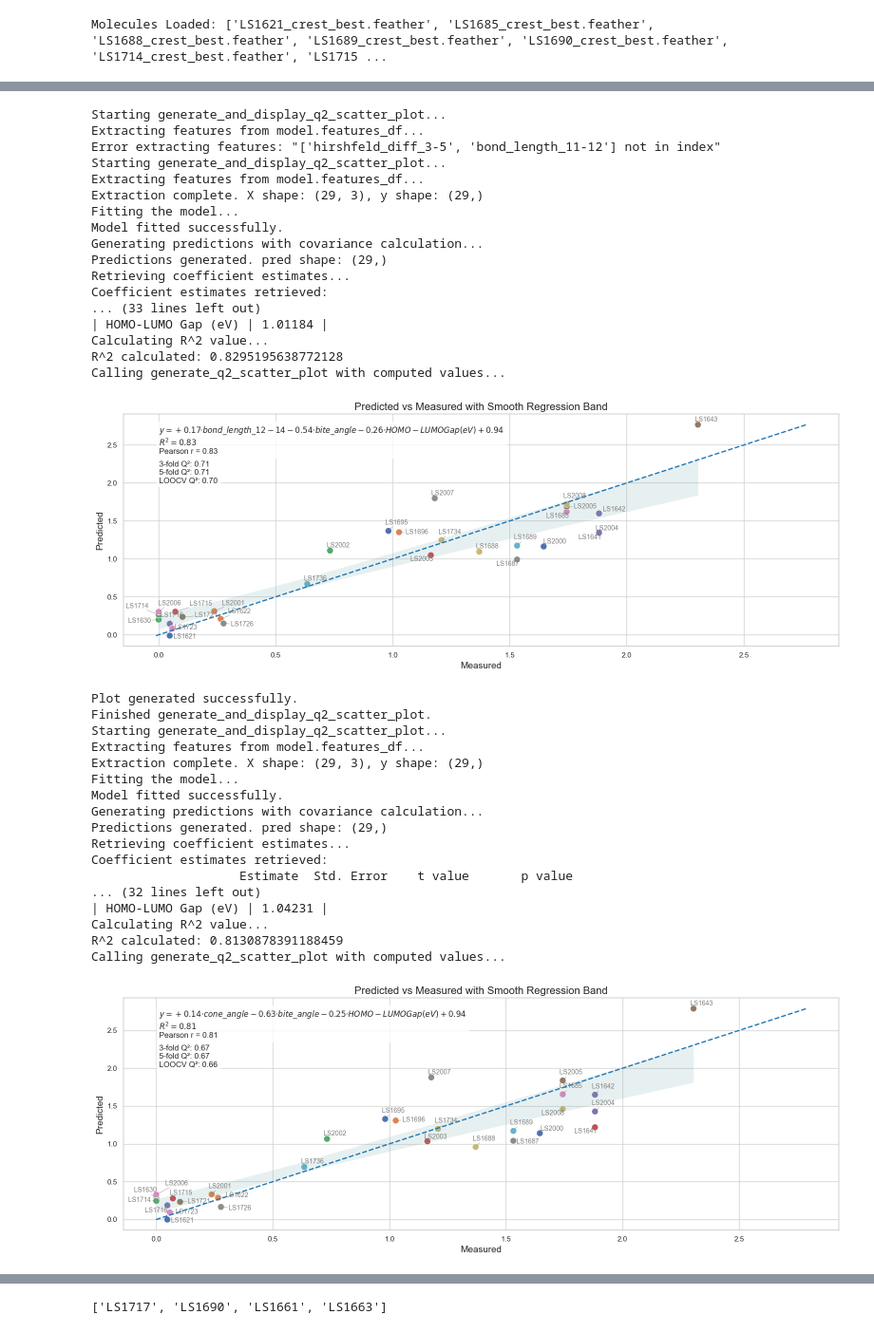
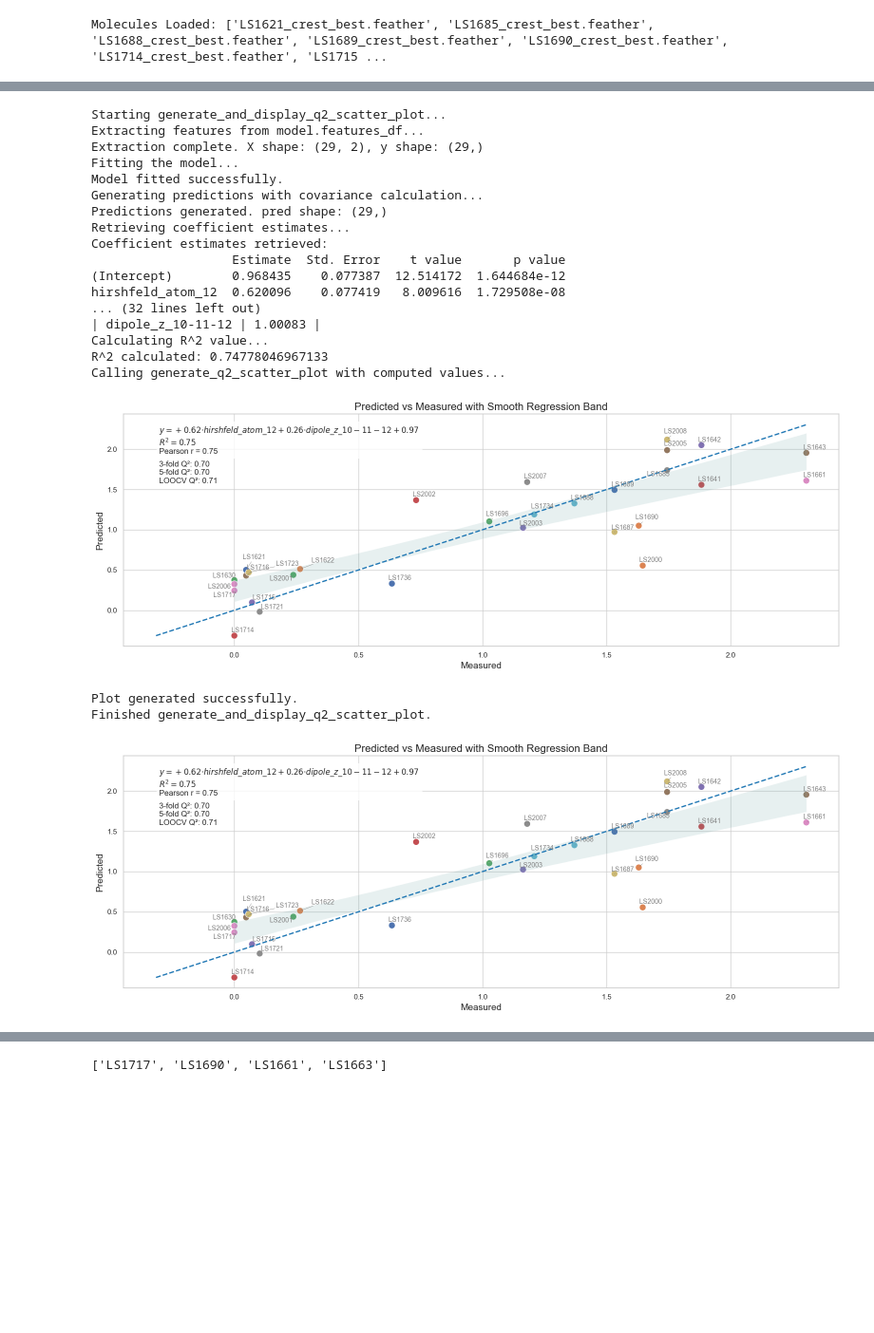
Before and after one commit to edenspec2/labcode_updated, a Jupyter notebook: MolFeatures/practical_use_lucas.ipynb, the cells around one changed output, grey strips where cells are left out. Shown at 95% size. Drawn from its saved outputs; the diff is of its cells as text; code cells hidden in the pictures; blank space fills up the shorter version.

```diff
--- a/MolFeatures/practical_use_lucas.ipynb
+++ b/MolFeatures/practical_use_lucas.ipynb
@@ -253,6 +362,7 @@ NameError: name 'df' is not defined
 # %%
 csv_path=r'C:\Users\edens\Documents\GitHub\Robert\added_features.csv'
 
+# csv_path=r'C:\Users\edens\Documents\GitHub\lucas_project\new_update_logs\added_features_try34.csv'
 
 csv_filepaths = {
 'features_csv_filepath': csv_path,
@@ -271,17 +381,22 @@ leave_out = [
 ]
 
 # pick 4 random samples to leave out
-leave_out = np.random.choice(df.index, size=4, replace=False).tolist()
+leave_out = np.random.choice(df.index, size=2, replace=False).tolist()
+leave_out=['LS1726', 'LS2004', 'LS1695', 'LS1663'] #
+
 Regression_model = LinearRegressionModel(csv_filepaths, process_method='one csv', output_name='output', leave_out=leave_out, min_features_num=2, max_features_num=None, metrics=None, return_coefficients=False)
 # Regression_model.leave_out_samples(leave_out=leave_out, keep_only=True)
 features_combination_1=['L_25-1', 'B5_19-18', 'L_19-18', 'loc_B5_1-5', 'HOMO-LUMO Gap (eV)']
 features_combination_2=[ 'hirshfeld_atom_12','cm5_atom_5', 'bond_length_12-14','HOMO-LUMO Gap (eV)','bite_angle_inverted']
 features_combination_3=[ 'hirshfeld_atom_12','cm5_atom_5', 'L_11-6','HOMO-LUMO Gap (eV)']
 features=['B1_B5_angle_25-1', 'loc_B5_1-5', 'cm5_atom_5', 'bond_length_12-14']
-
+# 0   LS1726  0.277339   0.215294   22.371802
+# 1   LS2004  1.881808   0.715195   61.994283
+# 2   LS1695  0.981880   0.120586   87.718864
+# 3   LS1663  1.743479   0.100025   94.262930
 
 # ('B1_B5_angle_4-3', 'L_11-6', 'bond_length_11-12')
 # x=Regression_model.check_linear_regression_assumptions()
 # Regression_model.fit_and_evaluate_combinations()
-plot.generate_and_display_q2_scatter_plot(Regression_model,features_combination_1)
+# plot.generate_and_display_q2_scatter_plot(Regression_model,['dipole_z_10-11-12', 'hirshfeld_atom_12', 'HOMO-LUMO Gap (eV)'])
 # %% [output]
@@ -350,40 +435,33 @@ Index(['combination', 'r2', 'q2', 'mae', 'rmsd', 'threshold'], dtype='object')
+# %%
+
+x=[]
+y='B5_21-1'
+comb=['hirshfeld_atom_12','dipole_z_10-11-12']
+# for lab in labels:
+#     x.append([lab,'hirshfeld_atom_12','dipole_z_10-11-12'])
 # %%
-for combination in list_of_lists:
-    plot.generate_and_display_q2_scatter_plot(Regression_model,combination)
+
+# for combination in x:
+plot.generate_and_display_q2_scatter_plot(Regression_model,comb)
 # %% [output]
 Starting generate_and_display_q2_scatter_plot...
 Extracting features from model.features_df...
-Error extracting features: "['hirshfeld_diff_3-5', 'bond_length_11-12'] not in index"
-Starting generate_and_display_q2_scatter_plot...
-Extracting features from model.features_df...
-Extraction complete. X shape: (29, 3), y shape: (29,)
+Extraction complete. X shape: (29, 2), y shape: (29,)
 Fitting the model...
 Model fitted successfully.
 Generating predictions with covariance calculation...
 Predictions generated. pred shape: (29,)
 Retrieving coefficient estimates...
 Coefficient estimates retrieved:
-... (33 lines left out)
-| HOMO-LUMO Gap (eV) | 1.01184 |
+                   Estimate  Std. Error    t value       p value
+(Intercept)        0.968435    0.077387  12.514172  1.644684e-12
+hirshfeld_atom_12  0.620096    0.077419   8.009616  1.729508e-08
+... (32 lines left out)
+| dipole_z_10-11-12 | 1.00083 |
 Calculating R^2 value...
-R^2 calculated: 0.8295195638772128
+R^2 calculated: 0.74778046967133
 Calling generate_q2_scatter_plot with computed values...
-[figure, old version]
+[figure, new version]
 Plot generated successfully.
 Finished generate_and_display_q2_scatter_plot.
-Starting generate_and_display_q2_scatter_plot...
-Extracting features from model.features_df...
-Extraction complete. X shape: (29, 3), y shape: (29,)
-Fitting the model...
-Model fitted successfully.
-Generating predictions with covariance calculation...
-Predictions generated. pred shape: (29,)
-Retrieving coefficient estimates...
-Coefficient estimates retrieved:
-                    Estimate  Std. Error    t value       p value
-... (32 lines left out)
-| HOMO-LUMO Gap (eV) | 1.04231 |
-Calculating R^2 value...
-R^2 calculated: 0.8130878391188459
-Calling generate_q2_scatter_plot with computed values...
-[figure, old version]
+[figure, new version]
```
Also changed, not shown: parts of 23 cells of this notebook, 10 other files.
